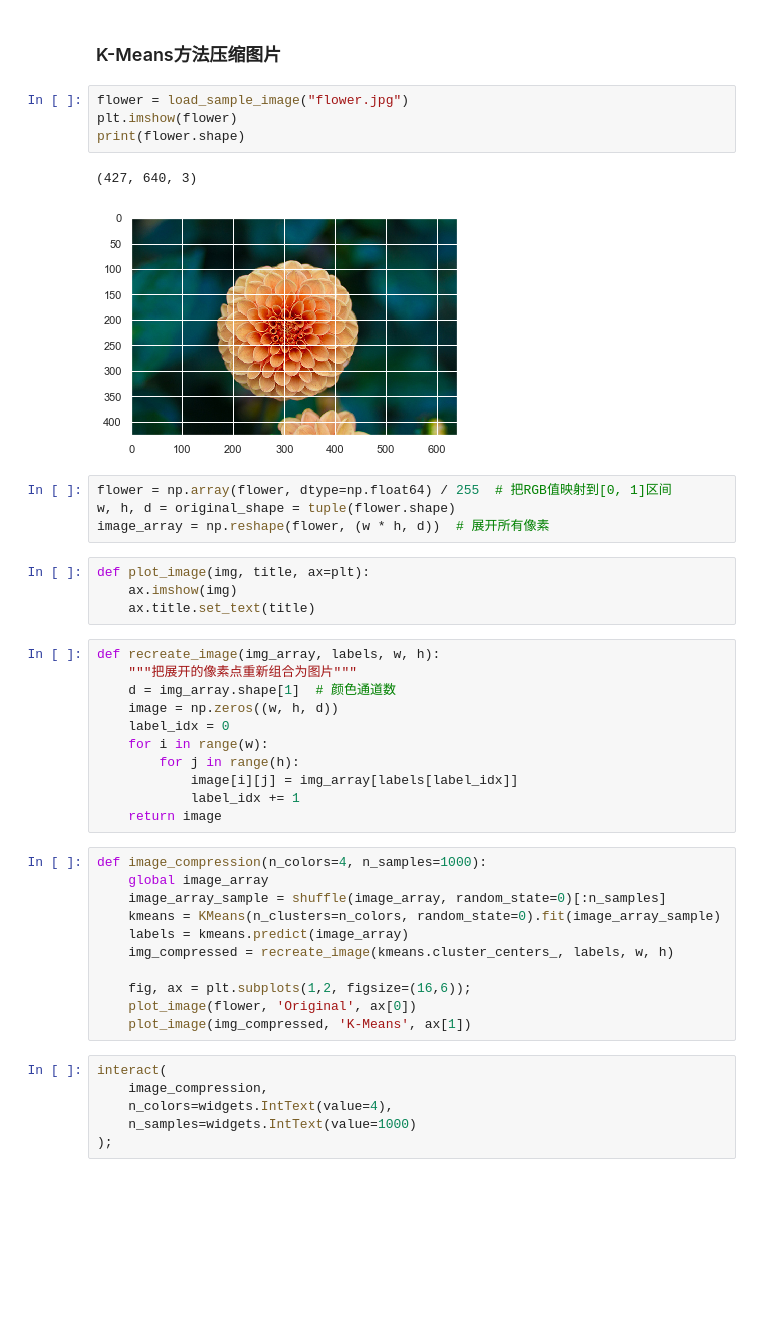
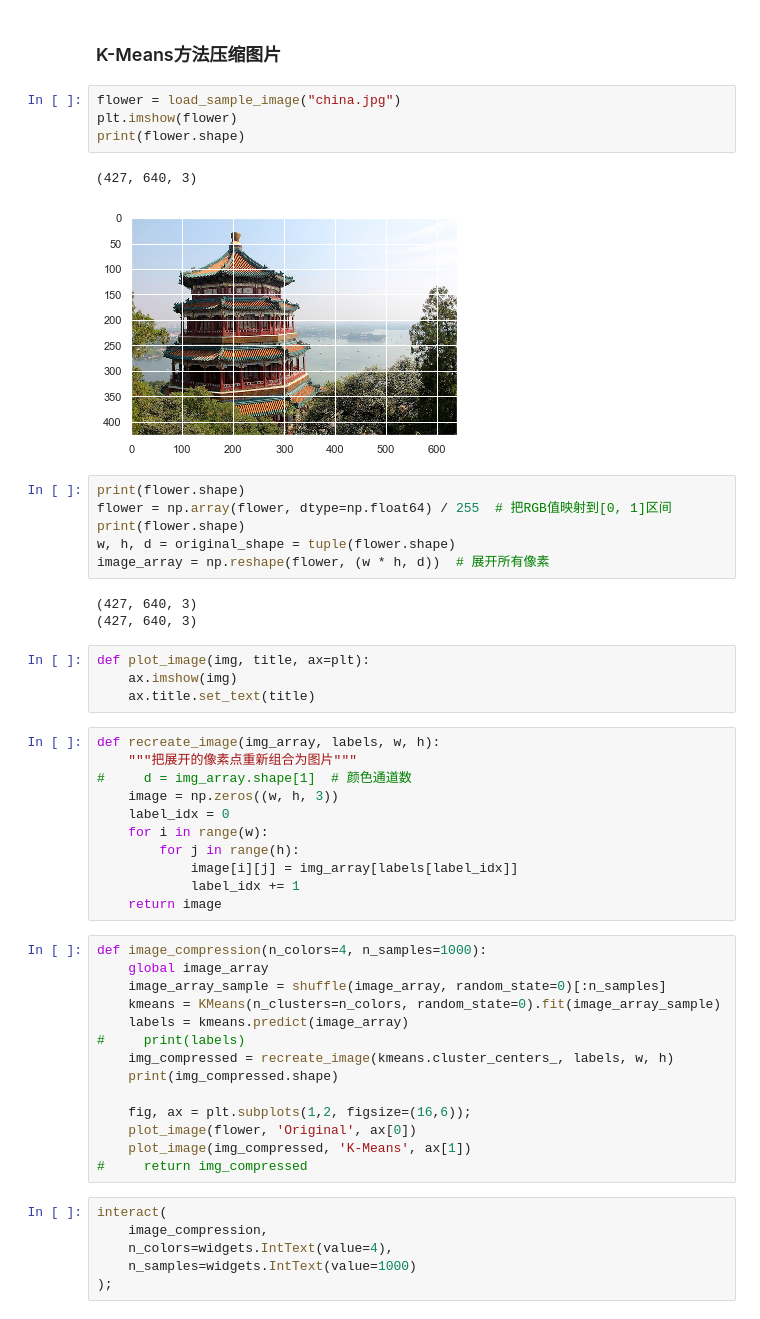
Before and after one commit to TapasTech/EasyShare-ML, a Jupyter notebook: K-Means聚类.ipynb, the cells around one changed output. Cells and saved outputs as stored; diff of their text form; blank space fills up the shorter version.

```diff
--- a/K-Means聚类.ipynb
+++ b/K-Means聚类.ipynb
@@ -121,16 +123,21 @@ interactive(children=(IntSlider(value=4, continuous_update=False, description='n
 # %% [markdown]
 ### K-Means方法压缩图片
 # %%
-flower = load_sample_image("flower.jpg")
+flower = load_sample_image("china.jpg")
 plt.imshow(flower)
 print(flower.shape)
 # %% [output]
 (427, 640, 3)
-[figure, old version]
+[figure, new version]
 # %%
+print(flower.shape)
 flower = np.array(flower, dtype=np.float64) / 255  # 把RGB值映射到[0, 1]区间
+print(flower.shape)
 w, h, d = original_shape = tuple(flower.shape)
 image_array = np.reshape(flower, (w * h, d))  # 展开所有像素
+# %% [output]
+(427, 640, 3)
+(427, 640, 3)
 # %%
 def plot_image(img, title, ax=plt):
     ax.imshow(img)
@@ -138,8 +145,8 @@ def plot_image(img, title, ax=plt):
 # %%
 def recreate_image(img_array, labels, w, h):
     """把展开的像素点重新组合为图片"""
-    d = img_array.shape[1]  # 颜色通道数
-    image = np.zeros((w, h, d))
+#     d = img_array.shape[1]  # 颜色通道数
+    image = np.zeros((w, h, 3))
     label_idx = 0
     for i in range(w):
         for j in range(h):
@@ -152,11 +159,14 @@ def image_compression(n_colors=4, n_samples=1000):
     image_array_sample = shuffle(image_array, random_state=0)[:n_samples]
     kmeans = KMeans(n_clusters=n_colors, random_state=0).fit(image_array_sample)
     labels = kmeans.predict(image_array)
+#     print(labels)
     img_compressed = recreate_image(kmeans.cluster_centers_, labels, w, h)
+    print(img_compressed.shape)
 
     fig, ax = plt.subplots(1,2, figsize=(16,6));
     plot_image(flower, 'Original', ax[0])
     plot_image(img_compressed, 'K-Means', ax[1])
+#     return img_compressed
 # %%
 interact(
     image_compression,
```
Also changed, not shown: parts of 4 cells of this notebook, 3 other files.
